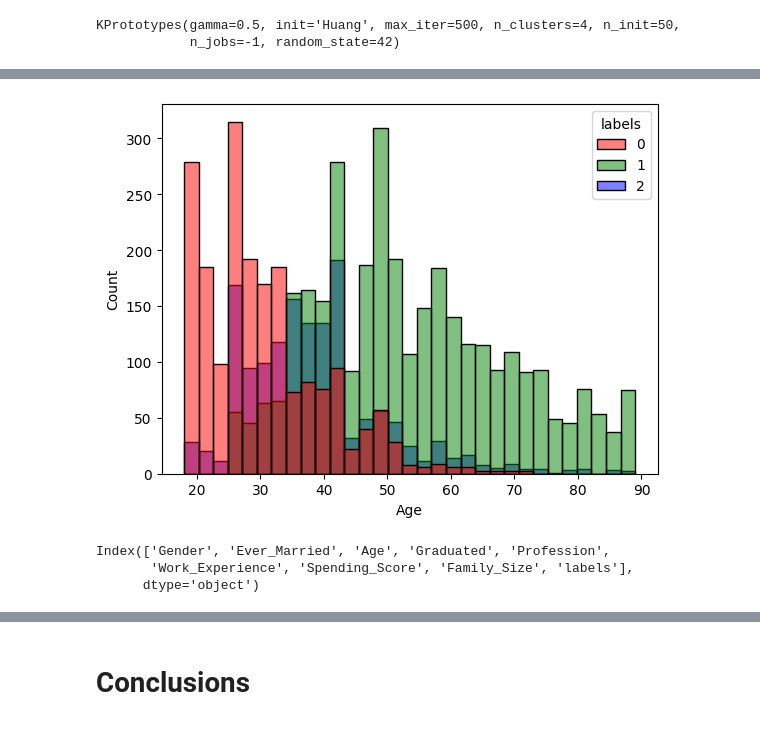
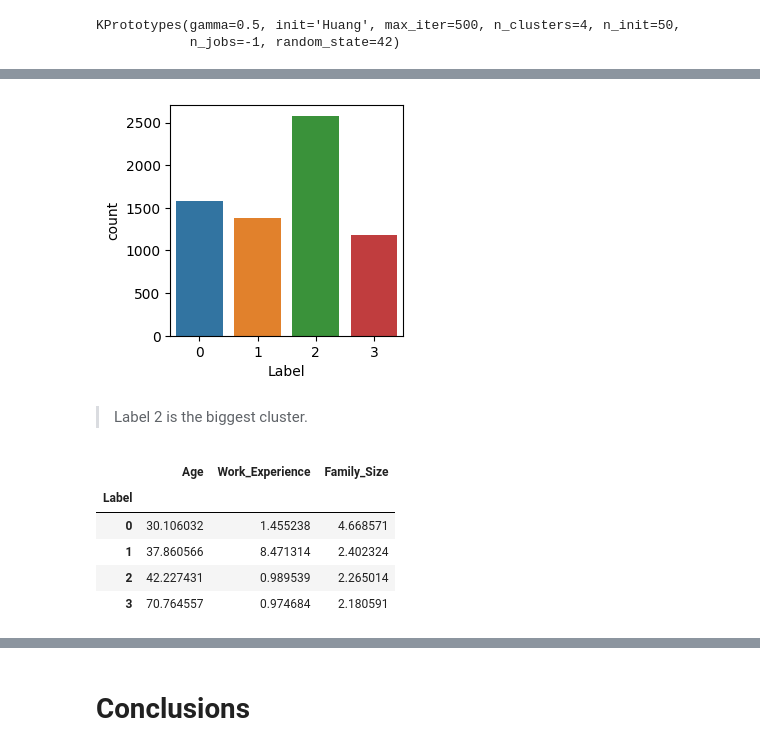
Before and after one commit to franklinzppa/customer-clusterization, a Jupyter notebook: customer-cluster.ipynb, the cells around one changed output, grey strips where cells are left out. Saved outputs shown, nothing was run; the diff lists cells and outputs as text; code cells hidden in the pictures.

Commit message:
added analysis of clusters

```diff
--- a/customer-cluster.ipynb
+++ b/customer-cluster.ipynb
@@ -281,5 +286,3 @@ KPrototypes(gamma=0.5, init='Huang', max_iter=500, n_clusters=4, n_init=50,
             n_jobs=-1, random_state=42)
 # %%
 labels = kprototypes.labels_
-# %%
-df_dropna['labels'] = labels
@@ -397,4 +288,0 @@ plt.show()
-# %%
-sns.histplot(df_dropna, x='Age', hue='labels', palette=['r', 'g', 'b']);
-# %% [output]
-[figure, removed]
@@ -405,6 +289,20 @@ sns.histplot(df_dropna, x='Family_Size', hue='labels', palette=['r', 'g', 'b']);
-# %%
-df_dropna.columns
-# %% [output]
-Index(['Gender', 'Ever_Married', 'Age', 'Graduated', 'Profession',
-       'Work_Experience', 'Spending_Score', 'Family_Size', 'labels'],
-      dtype='object')
+# %%
+df_results = df_dropna.join(pd.Series(labels, name='Label', index=df_dropna.index))
+# %%
+plt.figure(figsize=(3,3))
+sns.countplot(df_results, x='Label');
+# %% [output]
+[figure, added]
+# %% [markdown]
+> Label 2 is the biggest cluster.
+# %%
+# Analysing mean of numerical features
+
+df_results[num_cols + ['Label']].groupby('Label').mean()
+# %% [output]
+|  | Age | Work_Experience | Family_Size |
+| Label |  |  |  |
+| 0 | 30.106032 | 1.455238 | 4.668571 |
+| 1 | 37.860566 | 8.471314 | 2.402324 |
+| 2 | 42.227431 | 0.989539 | 2.265014 |
+| 3 | 70.764557 | 0.974684 | 2.180591 |
```
Also changed, not shown: parts of 43 cells of this notebook.
